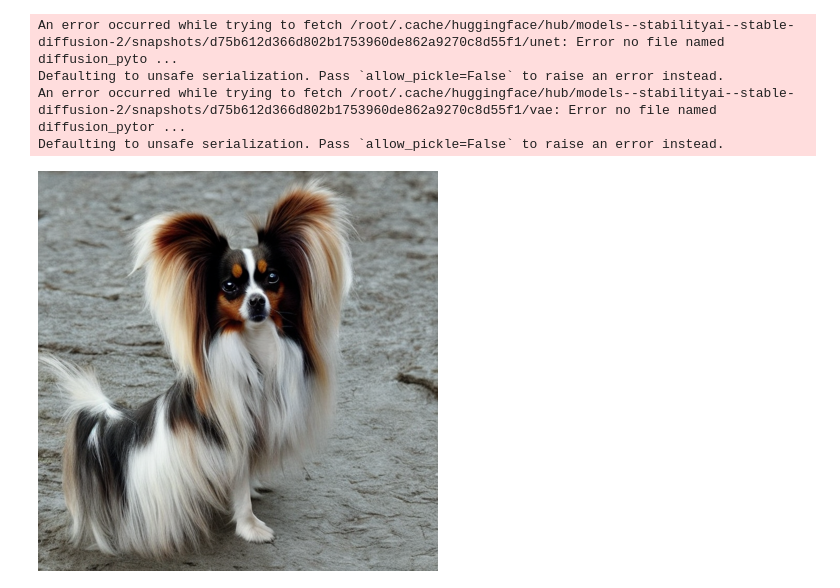
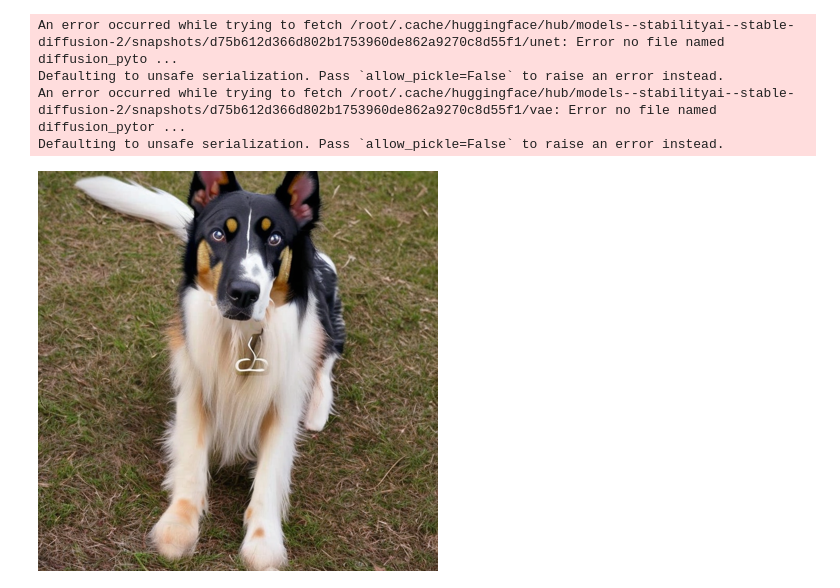
Before and after one commit to Ris15hab/GANS_DOGS, a Jupyter notebook: ImageGenUsingSD3.ipynb, the cells around one changed output. Saved outputs shown, nothing was run; the diff lists cells and outputs as text; code cells hidden in the pictures.

```diff
--- a/ImageGenUsingSD3.ipynb
+++ b/ImageGenUsingSD3.ipynb
@@ -48,9 +48,9 @@ def generate_image(prompt, model):
     image = image.resize(CFG.image_gen_size)
     return image
 # %%
-generate_image("a realistic photo of dog breed: Papillon", image_gen_model)
+generate_image("a realistic photo of dog breed: Dobberman", image_gen_model)
 # %% [output]
-[figure, old version]
+[figure, new version]
 # %%
 import pickle
 with open ('gen_model','wb') as f:
```
